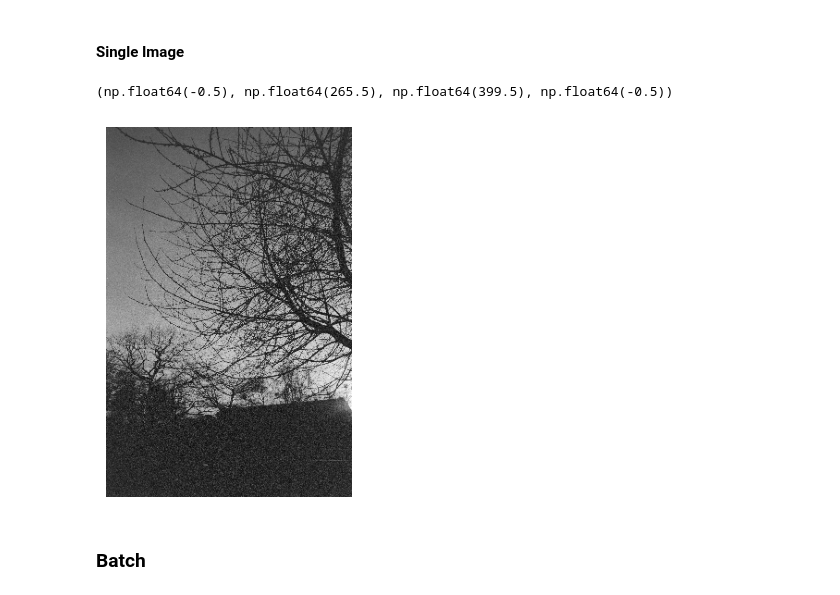
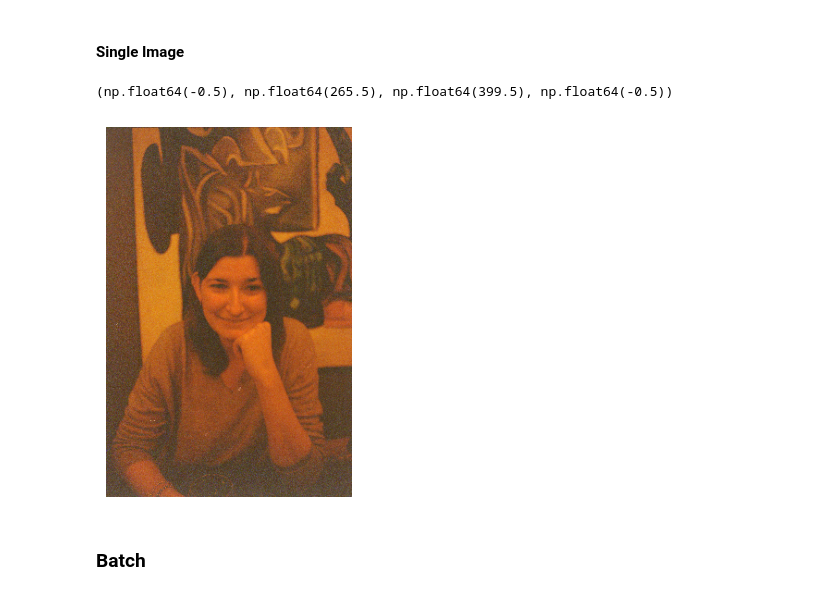
Before and after one commit to Loumstar/nevernegative, a Jupyter notebook: notebooks/process.ipynb, the cells around one changed output. Drawn from its saved outputs; the diff is of its cells as text; code cells hidden in the pictures.

```diff
--- a/notebooks/process.ipynb
+++ b/notebooks/process.ipynb
@@ -8,9 +8,9 @@ import matplotlib.pyplot as plt
 # %% [markdown]
 ## Location
 # %%
-drive = Path.cwd() / "Library/CloudStorage/GoogleDrive-louis.manestar@gmail.com/My Drive/"
-scan_version = "v2"
-folder_name = "25-03-06 PX:Home:Tate Nikon P3200"
+drive = Path.home() / "Library/CloudStorage/GoogleDrive-louis.manestar@gmail.com/My Drive/"
+scan_version = "v1"
+folder_name = "25-02 Home:Hitchin:Party Nikon Portra 800"
 glob = "*.NEF"
 
 folder_path = drive / "Film Photos" / folder_name
@@ -49,20 +50,20 @@ layers = [
 # %%
 scanner = SimpleScanner([Resize(height=400), *layers], device="mps")
 
-filename = "DSC_2436.NEF"
+filename = "DSC_2720.NEF"
 
 processed = scanner.file(
     source=images_path / filename,
     destination=output_path / "single_image",
     is_raw=True,
     plot_path="image_location"
 )
 
 plt.imshow(processed.permute(1, 2, 0).cpu().numpy(), cmap="gray")
 plt.axis("off")
 # %% [output]
 (np.float64(-0.5), np.float64(265.5), np.float64(399.5), np.float64(-0.5))
-[figure, old version]
+[figure, new version]
 # %% [markdown]
 ### Batch
 # %%
```
Also changed, not shown: parts of 1 cell of this notebook, 1 other file.
